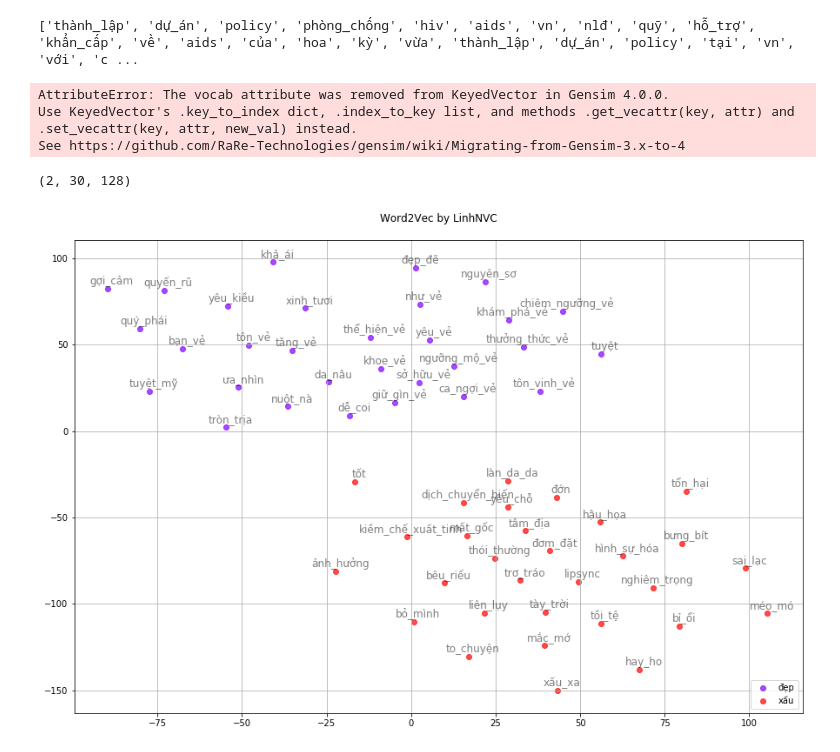
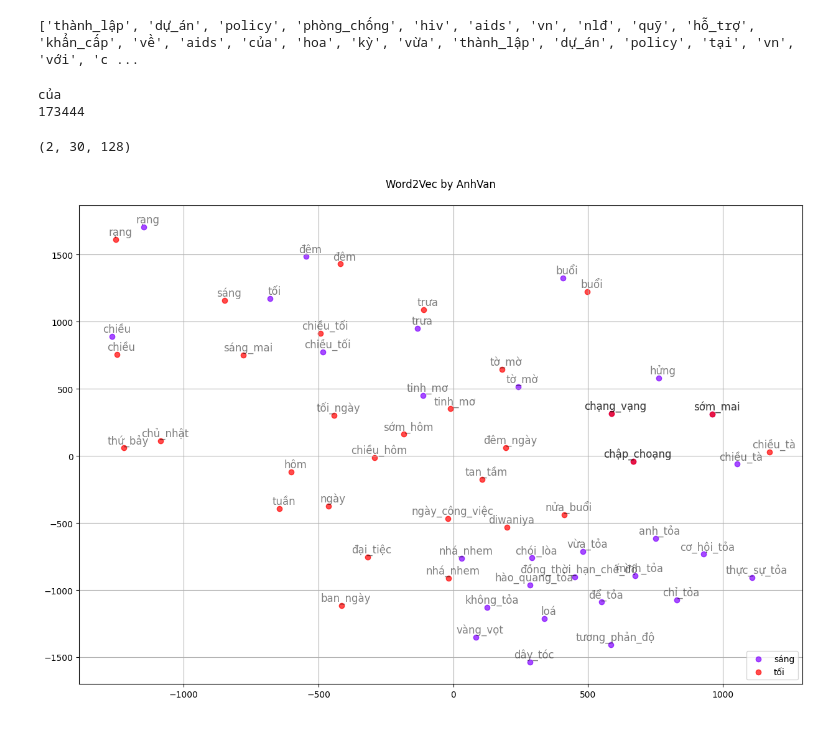
Before and after one commit to vanac17122001/NLP_VietNamese_Summaries_Text, a Jupyter notebook: sources/train_w2v.ipynb, the cells around one changed output. Saved outputs shown, nothing was run; the diff lists cells and outputs as text; code cells hidden in the pictures.

```diff
--- a/sources/train_w2v.ipynb
+++ b/sources/train_w2v.ipynb
@@ -29,17 +27,19 @@ model.wv.save("w2v.model")
 # %%
 import gensim.models.keyedvectors as word2vec
-w2v_model = word2vec.KeyedVectors.load('w2v.model')
+w2v_model = word2vec.KeyedVectors.load_word2vec_format('w2v.model')
 
 vocabulary = []
-for word in w2v_model.vocab.keys():
+for word in w2v_model.key_to_index.keys():
     vocabulary.append(word)
+print(vocabulary[0])
 print(len(vocabulary))
 # %% [output]
-AttributeError: The vocab attribute was removed from KeyedVector in Gensim 4.0.0.
-Use KeyedVector's .key_to_index dict, .index_to_key list, and methods .get_vecattr(key, attr) and .set_vecattr(key, attr, new_val) instead.
-See https://github.com/RaRe-Technologies/gensim/wiki/Migrating-from-Gensim-3.x-to-4
+của
+173444
 # %%
-keys = ['đẹp', 'xấu']
+"""Tìm các cụm từ có ý nghĩa gần với các từ trong list keys
+    w2v_model[similar_word] là ma trận với 128 chiều thể hiện cho 1 từ"""
+keys = ['sáng', 'tối']
 
 embedding_clusters = []
 word_clusters = []
@@ -72,32 +61,32 @@ n, m, k = embedding_clusters.shape
 tsne_model_en_2d = TSNE(perplexity=15, n_components=2, init='pca', n_iter=3500, random_state=32)
 embeddings_en_2d = np.array(tsne_model_en_2d.fit_transform(embedding_clusters.reshape(n * m, k))).reshape(n, m, 2)
 
 
 import matplotlib.pyplot as plt
 import matplotlib.cm as cm
 # % matplotlib inline
 
 
 def tsne_plot_similar_words(title, labels, embedding_clusters, word_clusters, a, filename=None):
     plt.figure(figsize=(15, 10))
     colors = cm.rainbow(np.linspace(0, 1, len(labels)))
     for label, embeddings, words, color in zip(labels, embedding_clusters, word_clusters, colors):
         x = embeddings[:, 0]
         y = embeddings[:, 1]
         plt.scatter(x, y, c=np.array([color,]), alpha=a, label=label)
         for i, word in enumerate(words):
             plt.annotate(word, alpha=0.5, xy=(x[i], y[i]), xytext=(5, 2),
                          textcoords='offset points', ha='center', va='bottom', size=12)
     plt.legend(loc=4)
     plt.title(title)
     plt.grid(True)
     if filename:
         plt.savefig(filename, format='png', dpi=150, bbox_inches='tight')
     plt.show()
 
 
-tsne_plot_similar_words('Word2Vec by LinhNVC\n', keys, embeddings_en_2d, word_clusters, 0.7,
+tsne_plot_similar_words('Word2Vec by AnhVan\n', keys, embeddings_en_2d, word_clusters, 0.7,
                         'output.png')
 # %% [output]
 (2, 30, 128)
-[figure, old version]
+[figure, new version]
```
Also changed, not shown: parts of 4 cells of this notebook, 3 other files.
